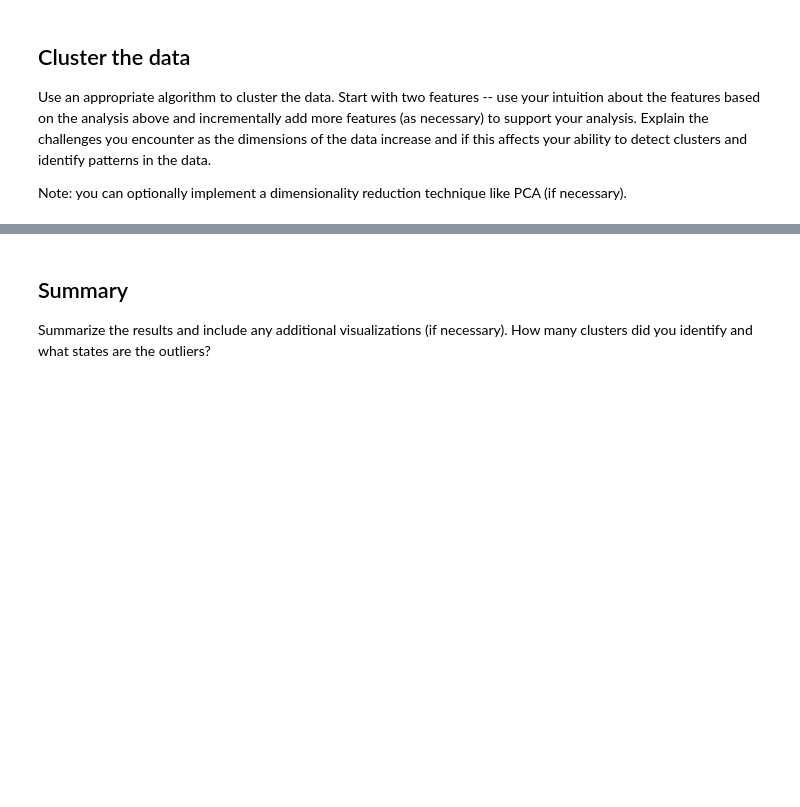
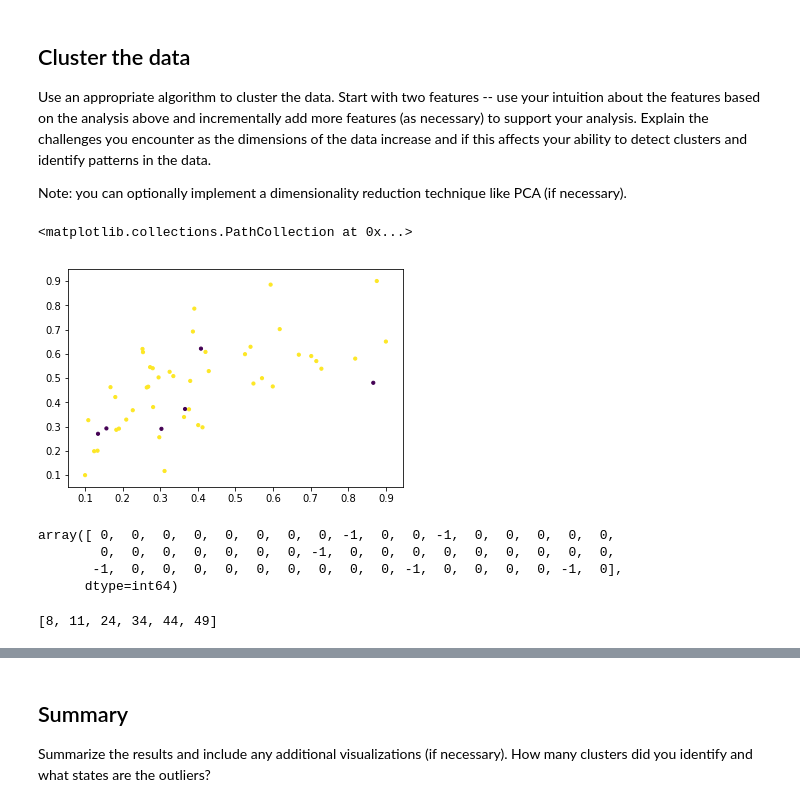
Before and after one commit to clarkech95/clustering, a Jupyter notebook: Clustering.ipynb, the cells around one changed output, grey strips where cells are left out. Drawn from its saved outputs; the diff is of its cells as text; code cells hidden in the pictures; blank space fills up the shorter version.

```diff
--- a/Clustering.ipynb
+++ b/Clustering.ipynb
@@ -43,3 +60,7 @@ Is the data skewed and do you detect any outliers? Note: you do not need to remo
+# %%
+#TODO:
+scaler = MinMaxScaler(feature_range= (0.1,0.9))
+data.iloc[:,1:] = scaler.fit_transform(data.iloc[:,1:])
 # %% [markdown]
 ## Cluster the data
 Use an appropriate algorithm to cluster the data. Start with two features -- use your intuition about the features based on the analysis above and incrementally add more features (as necessary) to support your analysis. Explain the challenges you encounter as the dimensions of the data increase and if this affects your ability to detect clusters and identify patterns in the data.
@@ -49,0 +69,27 @@ Note: you can optionally implement a dimensionality reduction technique like PCA
+# %%
+dbscan = DBSCAN(eps=0.3, #TODO: enter a value
+                min_samples=3 #TODO: enter a value
+               )
+
+dbscan_labels = dbscan.fit(data.iloc[:,1:6])
+plt.scatter(data.iloc[:,6], data.iloc[:,7], c=dbscan_labels.labels_, s=10)
+# %% [output]
+<matplotlib.collections.PathCollection at 0x...>
+[figure, added]
+# %%
+dbscan_labels.labels_
+# %% [output]
+array([ 0,  0,  0,  0,  0,  0,  0,  0, -1,  0,  0, -1,  0,  0,  0,  0,  0,
+        0,  0,  0,  0,  0,  0,  0, -1,  0,  0,  0,  0,  0,  0,  0,  0,  0,
+       -1,  0,  0,  0,  0,  0,  0,  0,  0,  0, -1,  0,  0,  0,  0, -1,  0],
+      dtype=int64)
+# %%
+i = 0
+states = []
+for x in dbscan_labels.labels_:
+    if x == -1:
+        states.append(i)
+    i += 1
+states
+# %% [output]
+[8, 11, 24, 34, 44, 49]
```
Also changed, not shown: parts of 11 cells of this notebook, 1 other file.
